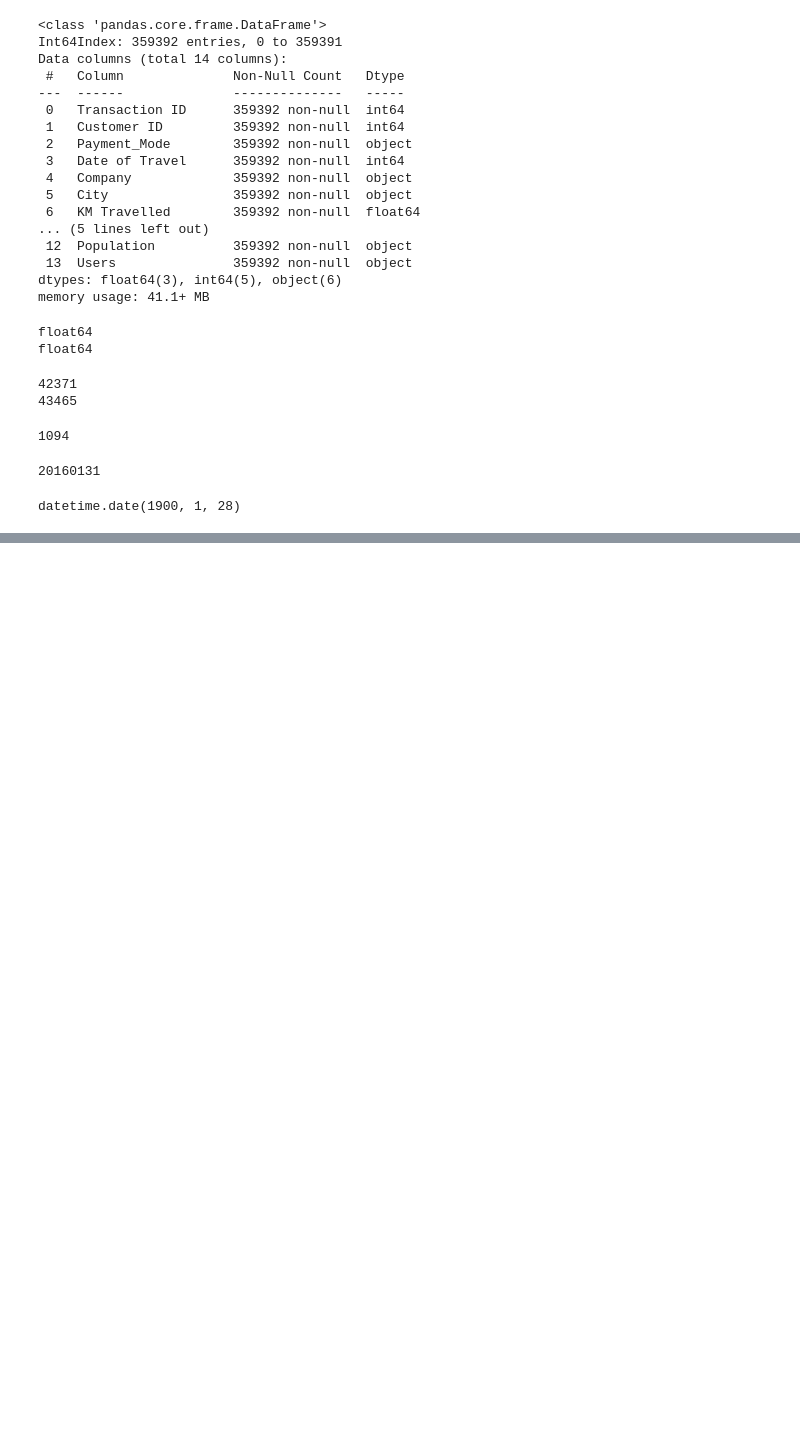
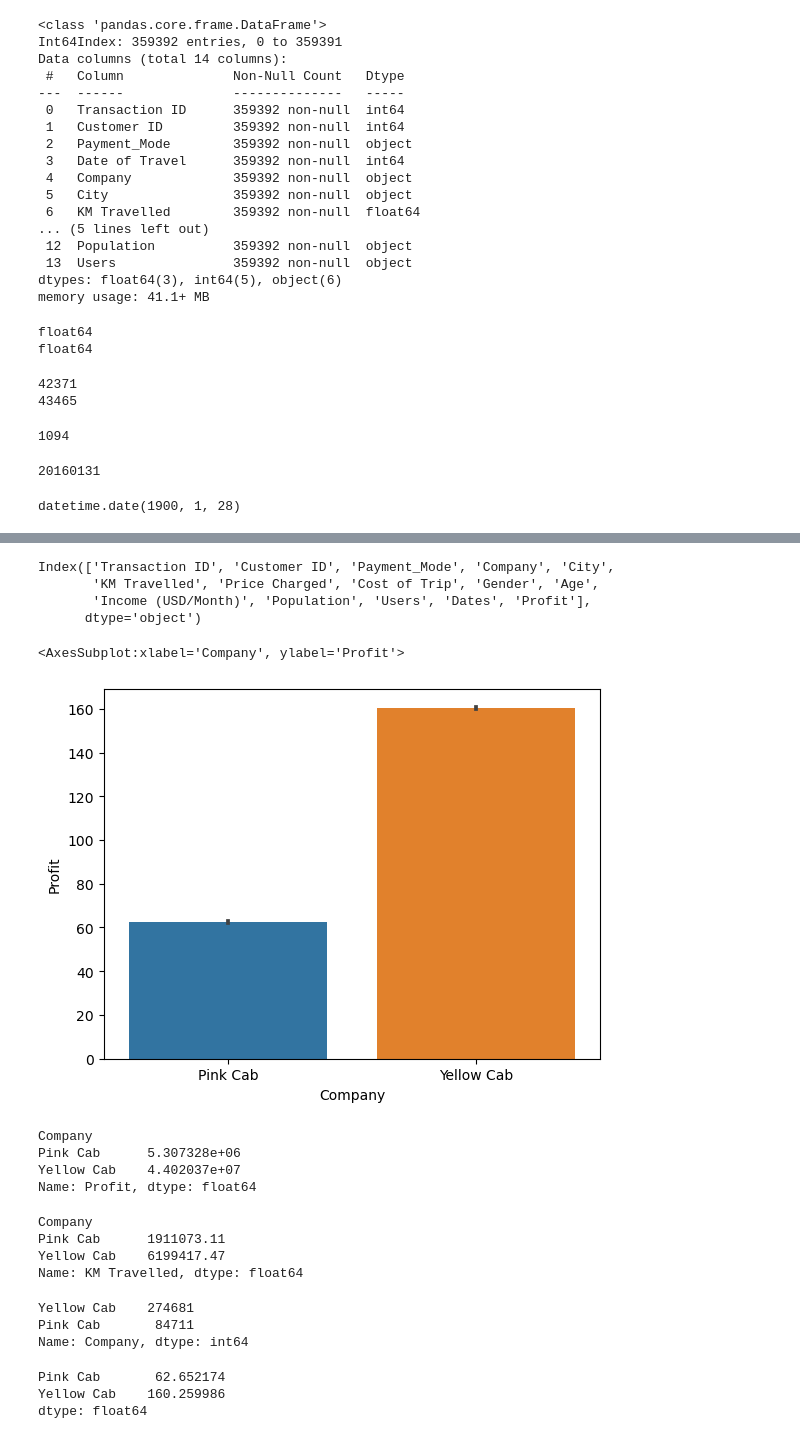
Before and after one commit to Islompulatov/Internship, a Jupyter notebook: week2/dataset/EDA.ipynb, the cells around one changed output, grey strips where cells are left out. Saved outputs shown, nothing was run; the diff lists cells and outputs as text; code cells hidden in the pictures; blank space fills up the shorter version.

Commit message:
combined all the dats into one and made some conclusions based on [profit

```diff
--- a/week2/dataset/EDA.ipynb
+++ b/week2/dataset/EDA.ipynb
@@ -271,7 +271,6 @@ base_date
 # %% [output]
 datetime.date(1900, 1, 28)
 # %%
-
-dates = pd.to_datetime(final_data['Date of Travel'], unit='D', origin=pd.Timestamp('1900-01-28'))
-dates
+final_data['Dates']= pd.to_datetime(final_data['Date of Travel'], unit='D', origin=pd.Timestamp('1900-01-28'))
+final_data
 # %% [output]
@@ -307,0 +290,4 @@ Name: Company, dtype: int64
+# %%
+# Company profits
+final_data['Profit'] = final_data['Price Charged'] - final_data['Cost of Trip']
+final_data
@@ -307,0 +308,3 @@ Name: Company, dtype: int64
+# %%
+df = final_data.drop(['Date of Travel'], axis=1)
+df.head()
@@ -307,0 +318,47 @@ Name: Company, dtype: int64
+# %%
+df.columns
+# %% [output]
+Index(['Transaction ID', 'Customer ID', 'Payment_Mode', 'Company', 'City',
+       'KM Travelled', 'Price Charged', 'Cost of Trip', 'Gender', 'Age',
+       'Income (USD/Month)', 'Population', 'Users', 'Dates', 'Profit'],
+      dtype='object')
+# %%
+# According graph yellow cab making more money
+sns.barplot(x='Company', y='Profit', data=df)
+# %% [output]
+<AxesSubplot:xlabel='Company', ylabel='Profit'>
+[figure, added]
+# %%
+# Total profit for each company
+total_profit = df.groupby('Company')['Profit'].sum()
+total_profit
+# %% [output]
+Company
+Pink Cab      5.307328e+06
+Yellow Cab    4.402037e+07
+Name: Profit, dtype: float64
+# %%
+#Total km driven by each company
+total_km = df.groupby('Company')['KM Travelled'].sum()
+total_km
+# %% [output]
+Company
+Pink Cab      1911073.11
+Yellow Cab    6199417.47
+Name: KM Travelled, dtype: float64
+# %%
+#Total number of rides for each company
+number_of_rides = df['Company'].value_counts()
+number_of_rides
+# %% [output]
+Yellow Cab    274681
+Pink Cab       84711
+Name: Company, dtype: int64
+# %%
+#Profit that each company making from per ride
+profit_per_ride = total_profit/number_of_rides
+profit_per_ride
+# %% [output]
+Pink Cab       62.652174
+Yellow Cab    160.259986
+dtype: float64
```
Also changed, not shown: parts of 15 cells of this notebook.
